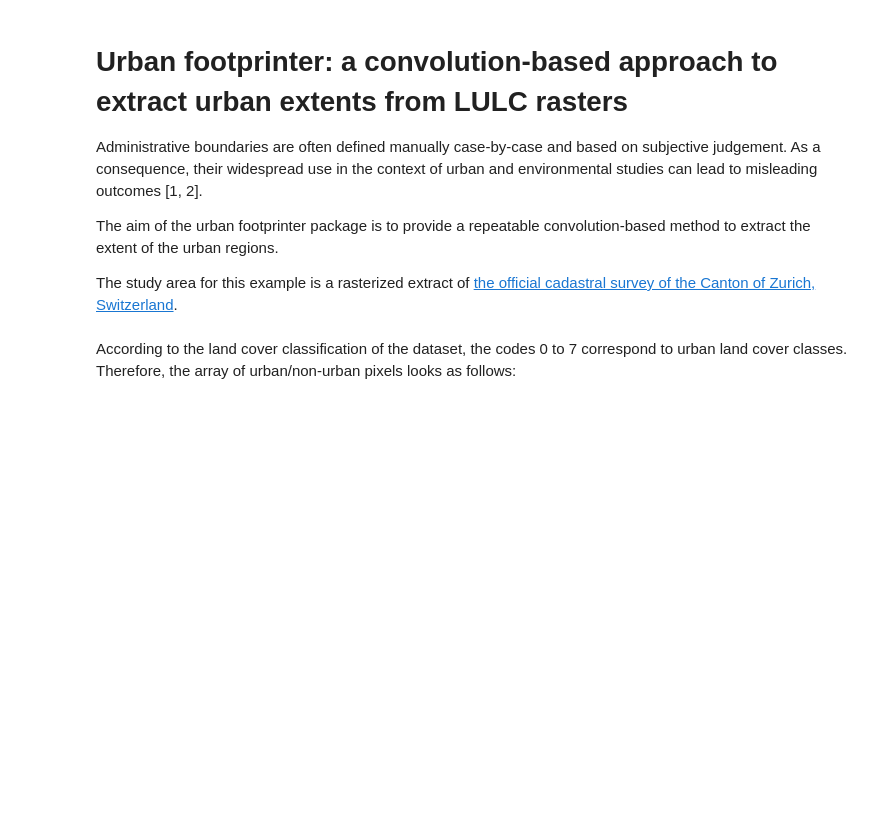
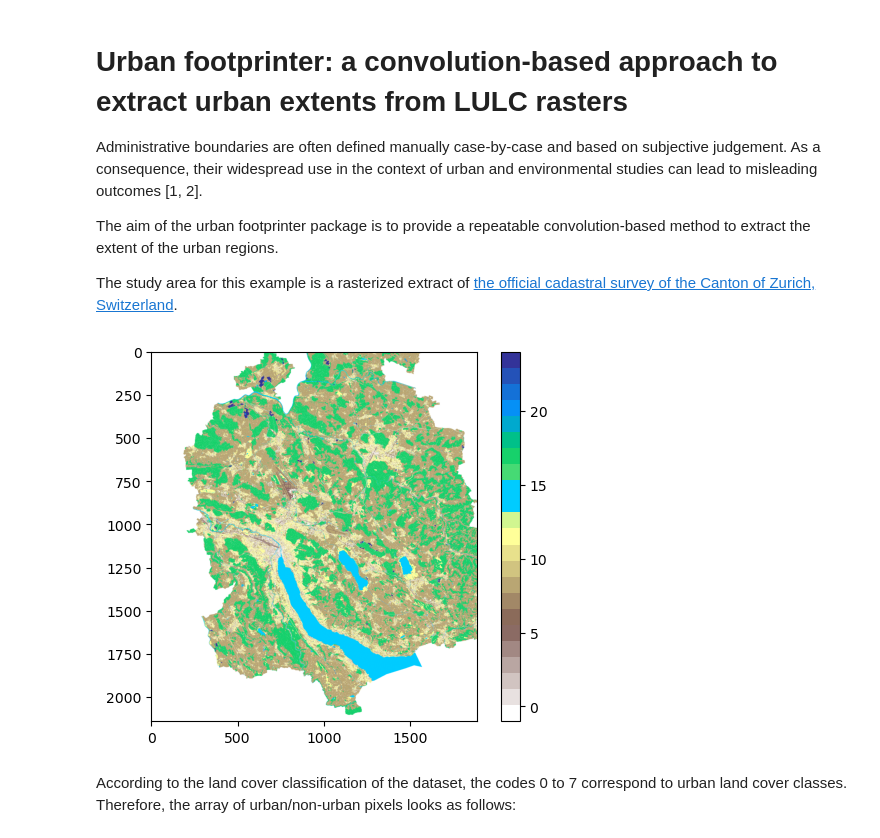
Before and after one commit to martibosch/urban-footprinter, a Jupyter notebook: notebooks/overview.ipynb, the cells around one changed output. Cells and saved outputs as stored; diff of their text form; code cells hidden in the pictures; blank space fills up the shorter version.

```diff
--- a/notebooks/overview.ipynb
+++ b/notebooks/overview.ipynb
@@ -17,21 +18,23 @@ import urban_footprinter as ufp
 # %%
 raster_filepath = "data/zurich.tif"
 
 with rio.open(raster_filepath) as src:
-    lulc_arr = src.read(1)
+    lulc_arr = src.read(1).astype(np.int32)
     res = src.res[0]  # only square pixels are supported
     # custom colormap to plot the raster
     # https://matplotlib.org/3.1.1/tutorials/colors/colormap-manipulation.html
     num_classes = len(np.unique(lulc_arr))
-    terrain_r_cmap = cm.get_cmap("terrain_r", num_classes)
+    terrain_r_cmap = plt.get_cmap("terrain_r", num_classes)
     color_values = terrain_r_cmap(np.linspace(0, 1, num_classes))
     blue = np.array([0, 0.8, 1, 1])
     color_values[13, :] = blue  # water
     color_values[14, :] = blue  # water
     cmap = colors.ListedColormap(color_values)
     # np.where is used because nodata values of 255 would distort the colormap
     plt.imshow(np.where(lulc_arr != 255, lulc_arr, -1), cmap=cmap)
     plt.colorbar()
+# %% [output]
+[figure, added]
 # %% [markdown]
 According to the land cover classification of the dataset, the codes 0 to 7 correspond to urban land cover classes. Therefore, the array of urban/non-urban pixels looks as follows:
 # %%
```
Also changed, not shown: parts of 18 cells of this notebook, 1 other file.
